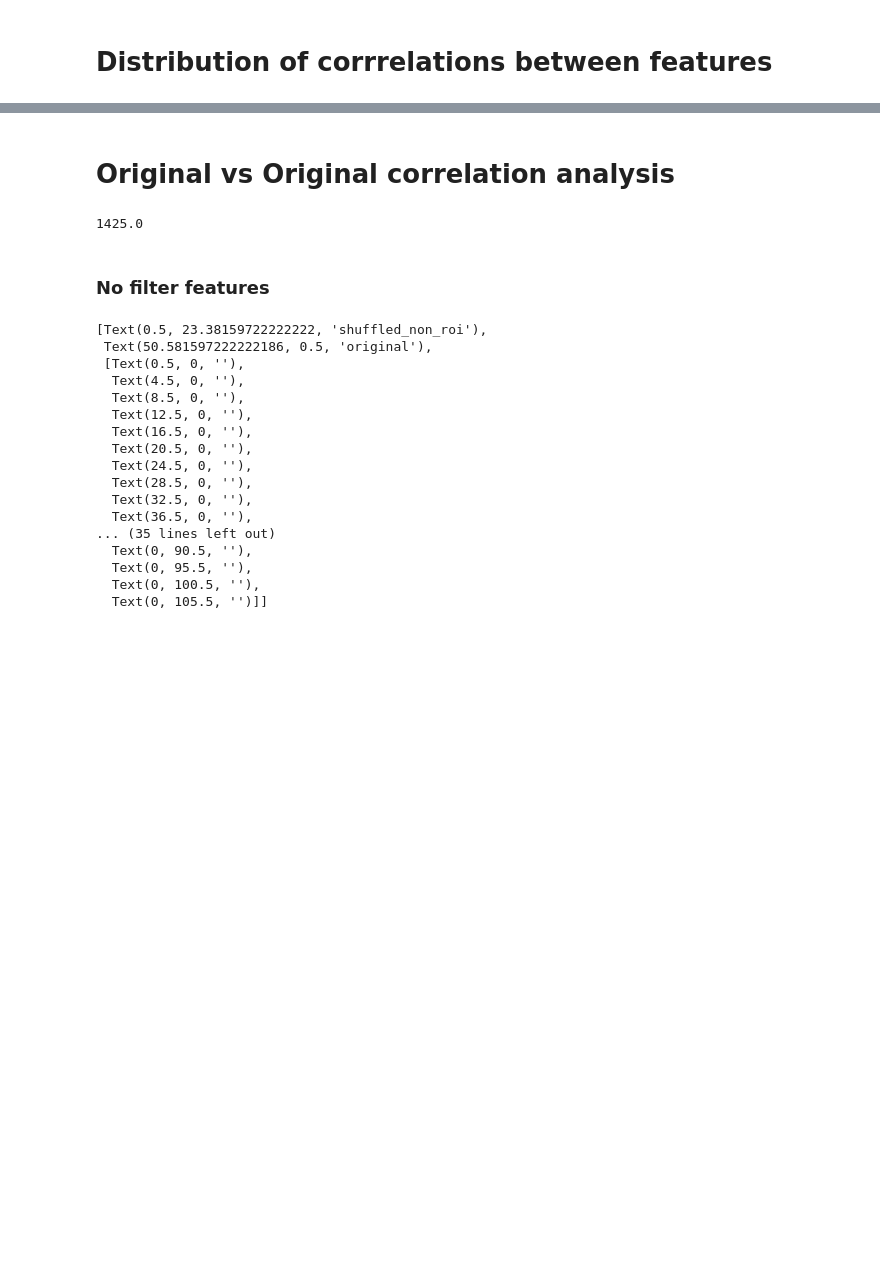
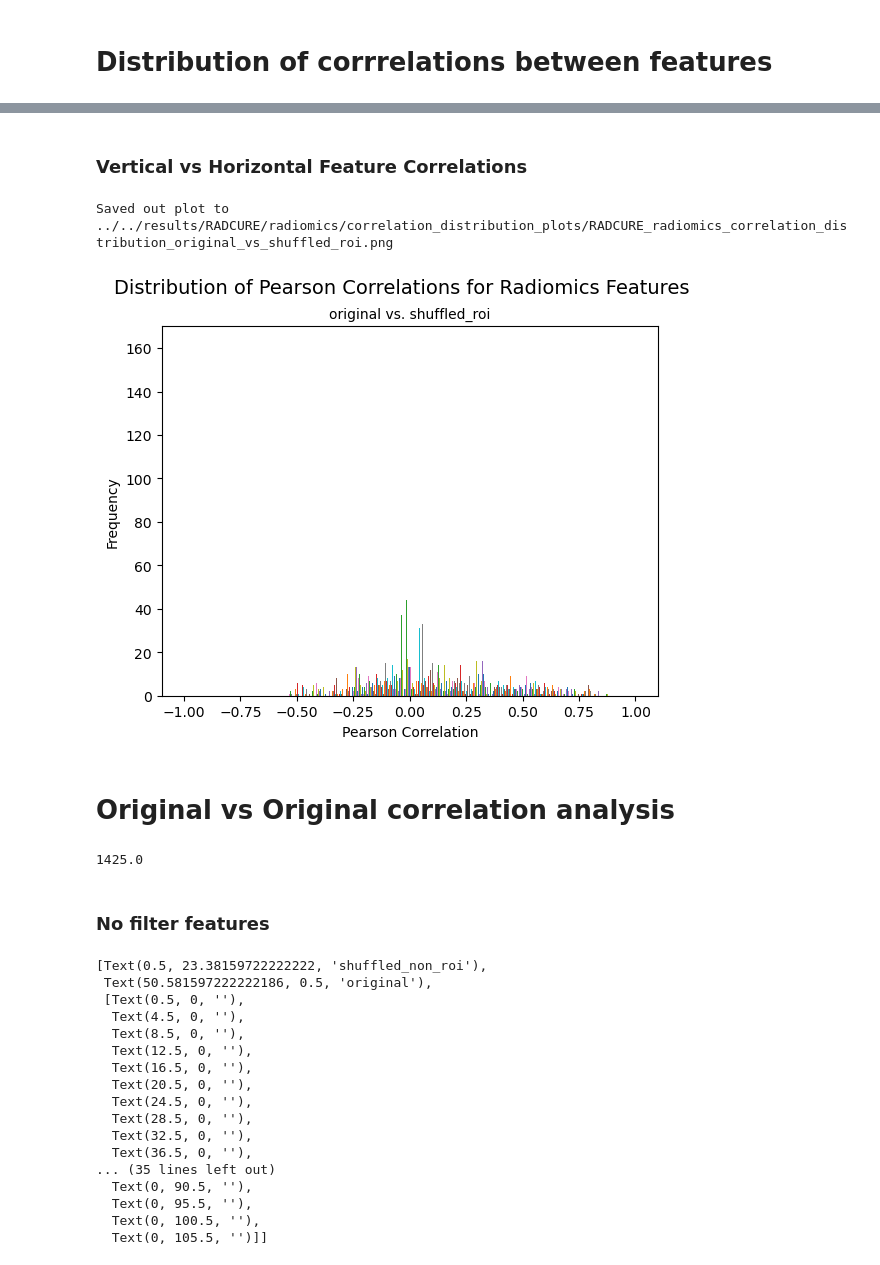
Before and after one commit to bhklab/analyze_readii_outputs, a Jupyter notebook: workflow/notebooks/correlation_analysis.ipynb, the cells around one changed output, grey strips where cells are left out. Cells and saved outputs as stored; diff of their text form; code cells hidden in the pictures; blank space fills up the shorter version.

```diff
--- a/workflow/notebooks/correlation_analysis.ipynb
+++ b/workflow/notebooks/correlation_analysis.ipynb
@@ -178,3 +182,21 @@ Saved out plot to ../../results/RADCURE/radiomics/plot_figures/correlation_histo
+# %% [markdown]
+### Vertical vs Horizontal Feature Correlations
+# %%
+img_type_comparison_dist_fig = plotCorrelationDistribution(img_type_comparison_correlations,
+                                                            num_bins = 450,
+                                       xlabel = f"{correlation_method.capitalize()} Correlation",
+                                       ylabel = "Frequency",
+                                       y_upper_bound=None,
+                                       title = f"Distribution of {correlation_method.capitalize()} Correlations for {extraction_method.capitalize()} Features",
+                                       subtitle = f"{feature_set_vertical} vs. {feature_set_horizontal}"
+                                      )
+
+savePlotFigure(img_type_comparison_dist_fig,
+               plot_name = f"{dataset_name}_{extraction_method}_correlation_distribution_{feature_set_vertical}_vs_{feature_set_horizontal}.png",
+               output_dir_path=f"../../results/{dataset_name}/{extraction_method.lower()}/correlation_distribution_plots")
+# %% [output]
+Saved out plot to ../../results/RADCURE/radiomics/correlation_distribution_plots/RADCURE_radiomics_correlation_distribution_original_vs_shuffled_roi.png
+[figure, added]
 # %% [markdown]
 # Original vs Original correlation analysis
 # %%
```
Also changed, not shown: parts of 20 cells of this notebook, 1 other file.
